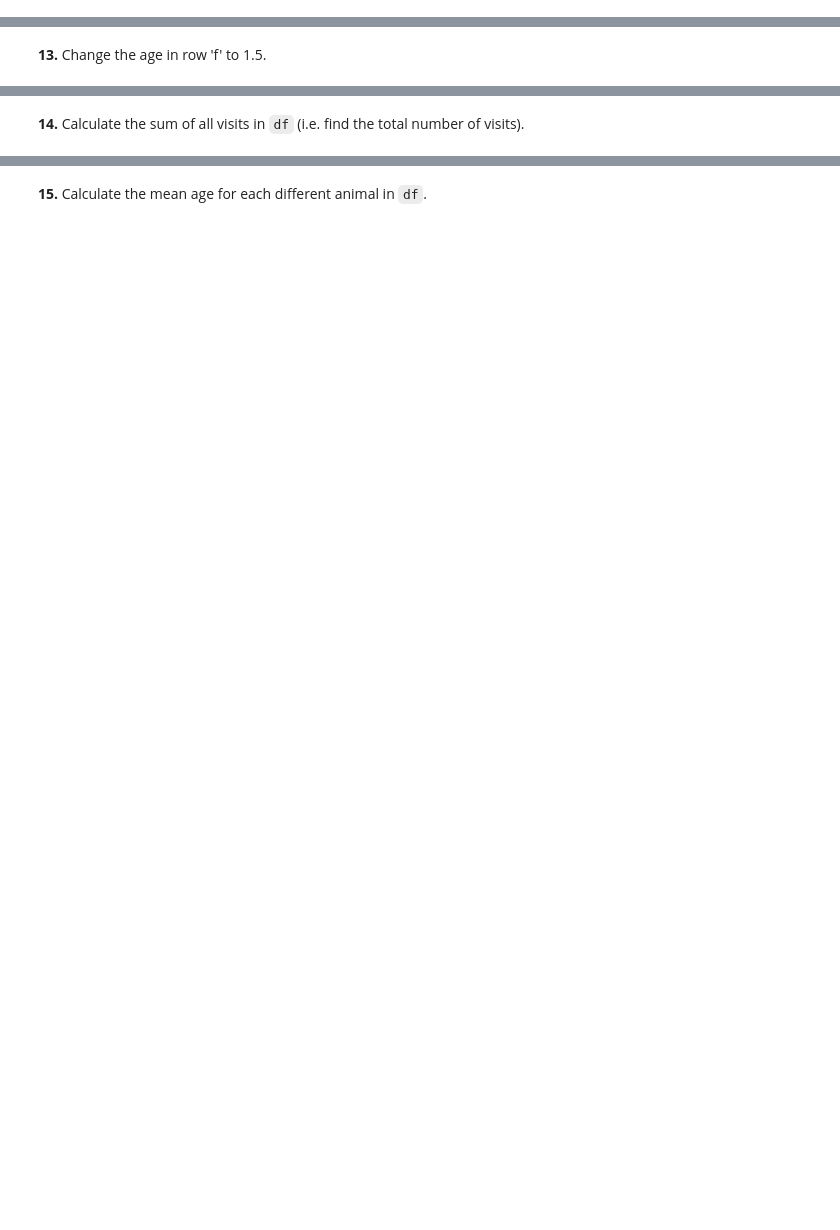
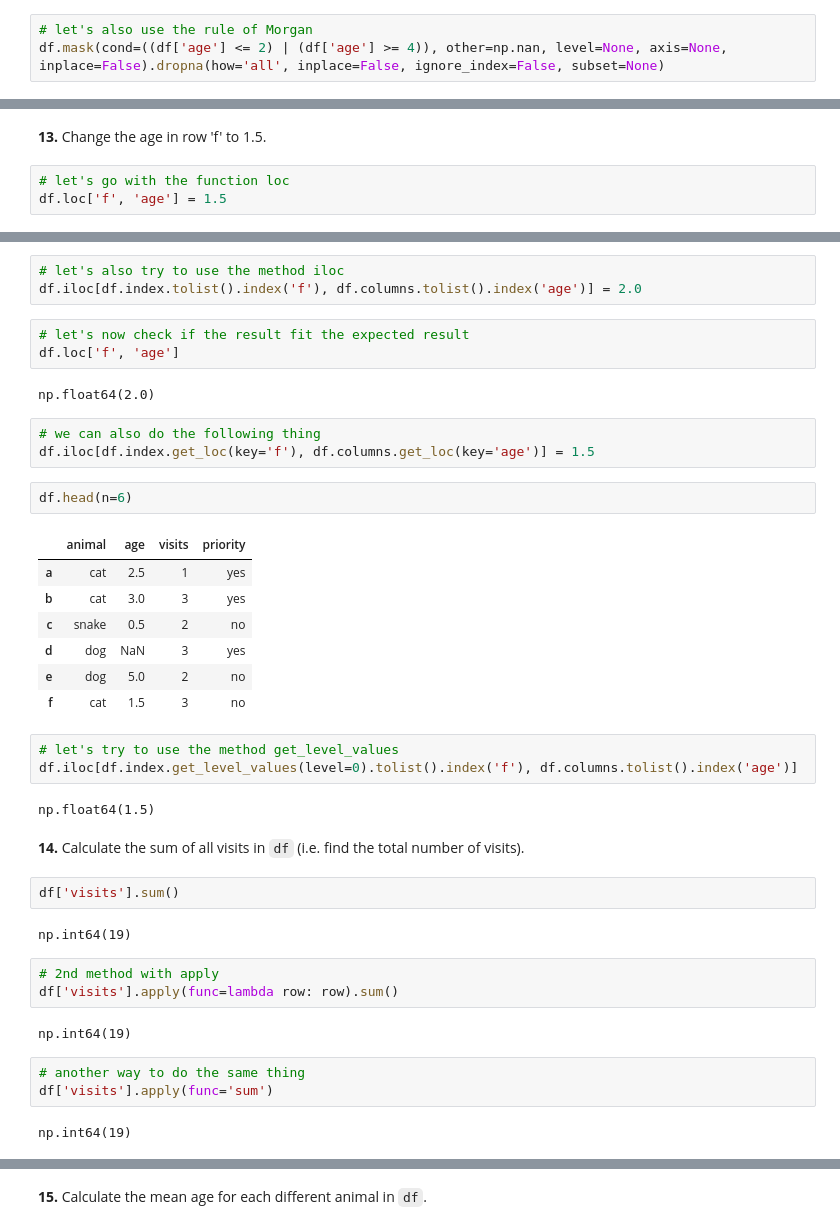
Before and after one commit to AlhousseineDiallo/100-pandas-puzzles, a Jupyter notebook: 100-pandas-puzzles.ipynb, the cells around one changed output, grey strips where cells are left out. Saved outputs shown, nothing was run; the diff lists cells and outputs as text; blank space fills up the shorter version.

```diff
--- a/100-pandas-puzzles.ipynb
+++ b/100-pandas-puzzles.ipynb
@@ -303,0 +301,3 @@ df[df.apply(func=lambda row: pd.isna(obj=row['age']), axis=1)]
+# %%
+# let's also use the rule of Morgan
+df.mask(cond=((df['age'] <= 2) | (df['age'] >= 4)), other=np.nan, level=None, axis=None, inplace=False).dropna(how='all', inplace=False, ignore_index=False, subset=None)
@@ -304,2 +320,5 @@ df[df.apply(func=lambda row: pd.isna(obj=row['age']), axis=1)]
 # %% [markdown]
 **13.** Change the age in row 'f' to 1.5.
+# %%
+# let's go with the function loc
+df.loc['f', 'age'] = 1.5
@@ -306,2 +334,42 @@ df[df.apply(func=lambda row: pd.isna(obj=row['age']), axis=1)]
+# %%
+# let's also try to use the method iloc
+df.iloc[df.index.tolist().index('f'), df.columns.tolist().index('age')] = 2.0
+# %%
+# let's now check if the result fit the expected result
+df.loc['f', 'age']
+# %% [output]
+np.float64(2.0)
+# %%
+# we can also do the following thing
+df.iloc[df.index.get_loc(key='f'), df.columns.get_loc(key='age')] = 1.5
+# %%
+df.head(n=6)
+# %% [output]
+|  | animal | age | visits | priority |
+| a | cat | 2.5 | 1 | yes |
+| b | cat | 3.0 | 3 | yes |
+| c | snake | 0.5 | 2 | no |
+| d | dog | NaN | 3 | yes |
+| e | dog | 5.0 | 2 | no |
+| f | cat | 1.5 | 3 | no |
+# %%
+# let's try to use the method get_level_values
+df.iloc[df.index.get_level_values(level=0).tolist().index('f'), df.columns.tolist().index('age')]
+# %% [output]
+np.float64(1.5)
 # %% [markdown]
 **14.** Calculate the sum of all visits in `df` (i.e. find the total number of visits).
+# %%
+df['visits'].sum()
+# %% [output]
+np.int64(19)
+# %%
+# 2nd method with apply
+df['visits'].apply(func=lambda row: row).sum()
+# %% [output]
+np.int64(19)
+# %%
+# another way to do the same thing
+df['visits'].apply(func='sum')
+# %% [output]
+np.int64(19)
```
Also changed, not shown: parts of 89 cells of this notebook, 1 other file.
